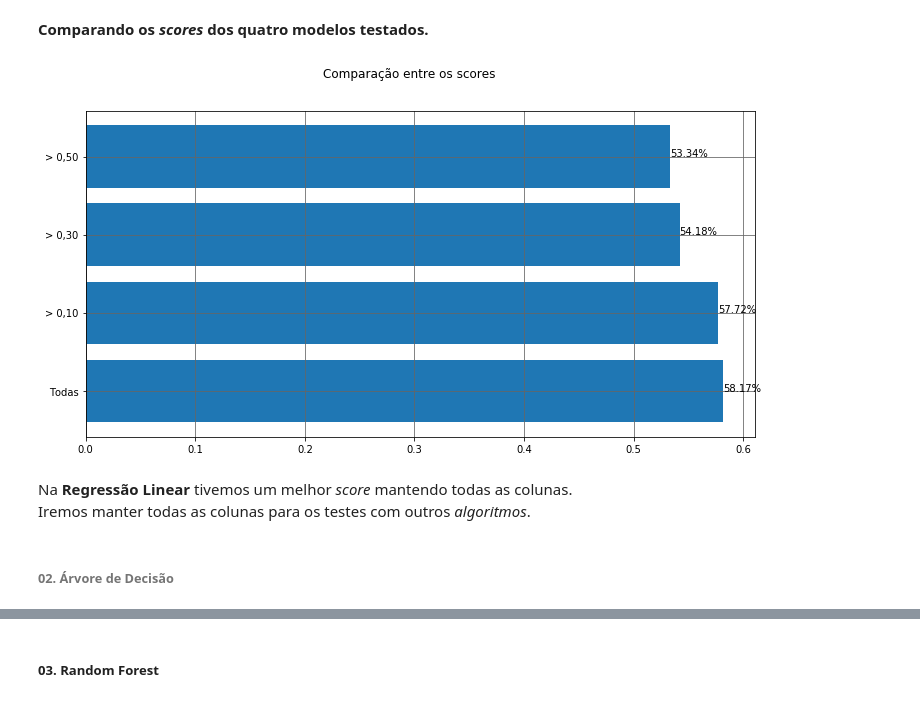
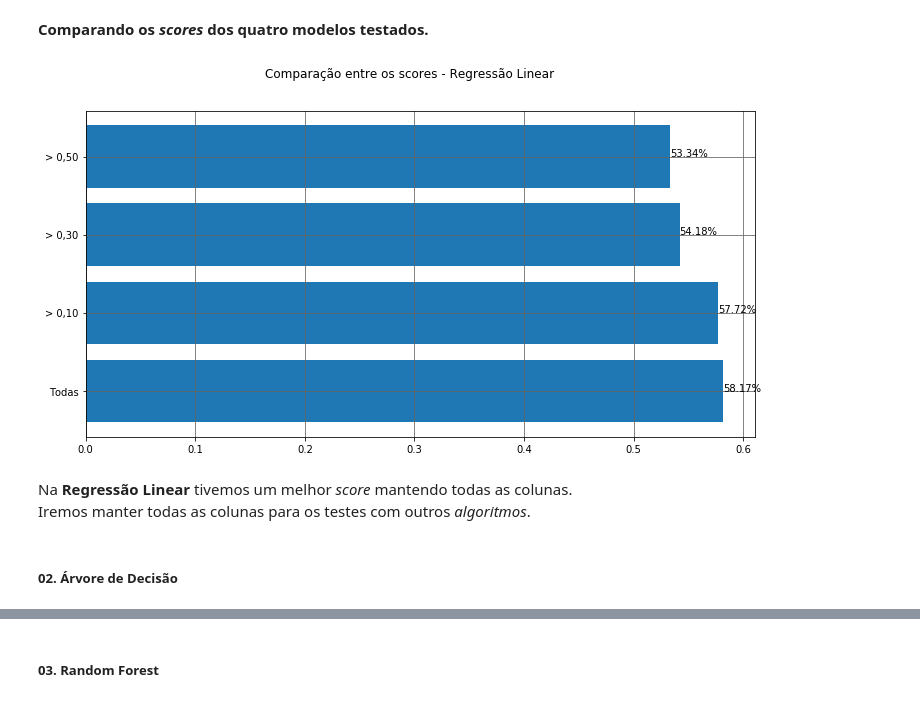
Before and after one commit to rhpinotti/pred_corr_fuga, a Jupyter notebook: predicao_correntes_fuga_jupyter.ipynb, the cells around one changed output, grey strips where cells are left out. Cells and saved outputs as stored; diff of their text form; code cells hidden in the pictures.

```diff
--- a/predicao_correntes_fuga_jupyter.ipynb
+++ b/predicao_correntes_fuga_jupyter.ipynb
@@ -298,24 +298,24 @@ Score: 57.7164%
 # %%
 scores = [score_cols, score_cols_maior_01, score_cols_maior_03, score_cols_maior_05]
 labels = ['Todas', '> 0,10', '> 0,30', '> 0,50']
 
 fig, ax = plt.subplots(1, figsize=(12,6))
-fig.suptitle('Comparação entre os scores')
+fig.suptitle('Comparação entre os scores - Regressão Linear')
 
 ax.barh(labels, scores)
 plt.grid(b=True, which='major', color='#666666', linestyle='-')
 
 for index, score in enumerate(scores):
     plt.text(score, index, str('{:2.2f}'.format(score * 100) + '%'))
 
 plt.show()
 # %% [output]
-[figure, old version]
+[figure, new version]
 # %% [markdown]
 Na **Regressão Linear** tivemos um melhor *score* mantendo todas as colunas.
 Iremos manter todas as colunas para os testes com outros *algoritmos*.
 # %% [markdown]
-###### 02. Árvore de Decisão
+##### 02. Árvore de Decisão
 # %%
 X_train, X_test, y_train, y_test = train_test_split(df[colunas], df['corrente_fuga'], test_size=0.20, random_state=42)
 # %%
```
Also changed, not shown: parts of 7 cells of this notebook, 2 other files.
